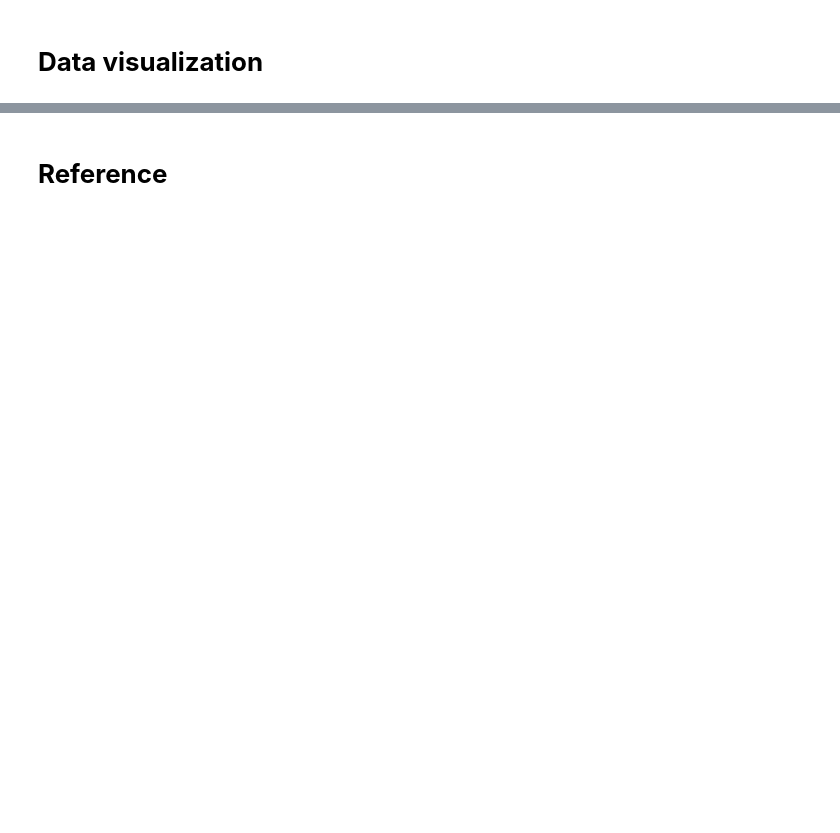
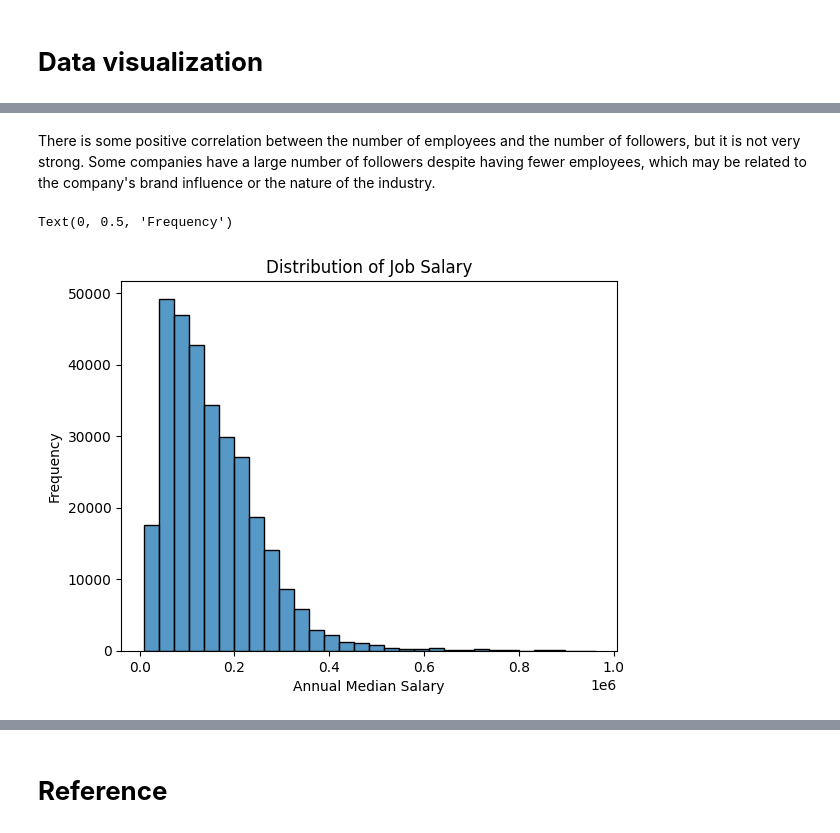
Before and after one commit to Koi4595/Group_10_FA_2024, a Jupyter notebook: SI_618_Project_Part1.ipynb, the cells around one changed output, grey strips where cells are left out. Saved outputs shown, nothing was run; the diff lists cells and outputs as text; code cells hidden in the pictures; blank space fills up the shorter version.

```diff
--- a/SI_618_Project_Part1.ipynb
+++ b/SI_618_Project_Part1.ipynb
@@ -97,0 +487,11 @@ job_skills = job_skills.merge(skills, on='skill_abr')
+# %% [markdown]
+There is some positive correlation between the number of employees and the number of followers, but it is not very strong. Some companies have a large number of followers despite having fewer employees, which may be related to the company's brand influence or the nature of the industry.
+# %%
+#3. Distribution of Job annual Salary
+sns.histplot(data=df_toplot, x='annual_med_salary', bins=30)
+plt.title('Distribution of Job Salary')
+plt.xlabel('Annual Median Salary')
+plt.ylabel('Frequency')
+# %% [output]
+Text(0, 0.5, 'Frequency')
+[figure, added]
```
Also changed, not shown: parts of 41 cells of this notebook, 1 other file.
